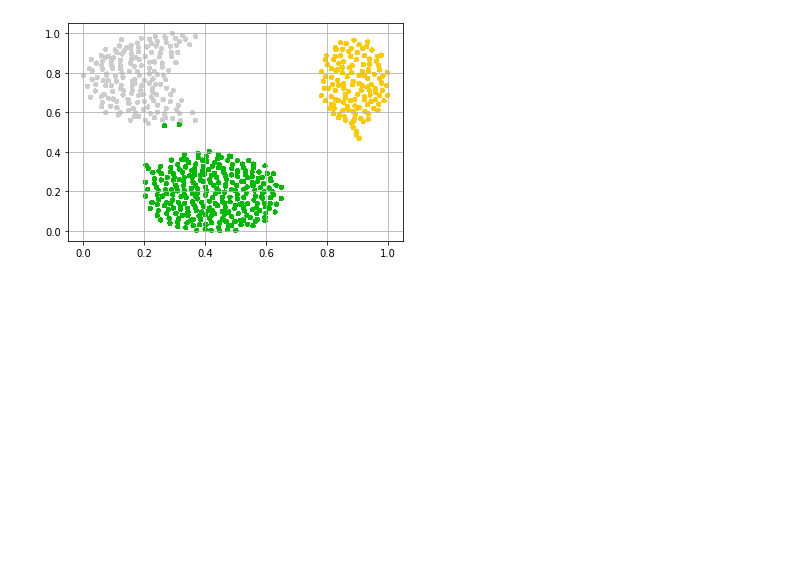
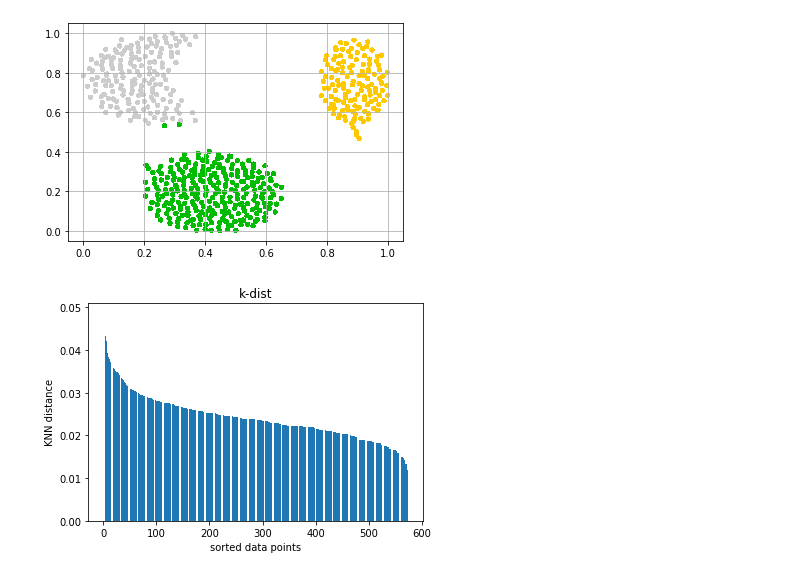
Before and after one commit to izumizawa/mc886y2021, a Jupyter notebook: Project1.ipynb, the cells around one changed output. Drawn from its saved outputs; the diff is of its cells as text; code cells hidden in the pictures; blank space fills up the shorter version.

Commit message:
Create k-dist

```diff
--- a/Project1.ipynb
+++ b/Project1.ipynb
@@ -119,7 +125,7 @@ print_clusters(centers, clusters)
 # %%
 eps = 0.5
-min_points = 20
-normalization(data)
+min_points = 4
+# normalization(data)
 
 cluster_id = 0
 clusters = [-1]*len(data)
@@ -129,7 +135,7 @@ for i in range(len(data)):
     neighbor_count = 0
     neighbors = []
     for j in range(len(data)):
-      dist = math.sqrt(math.pow(data[j][0] - data[i][0], 2) + math.pow(data[j][1] - data[i][1], 2))
+      dist = euclidian_distance(data[j], data[i])
       distances.append(dist)
       if (dist <= eps):
         neighbor_count += 1
@@ -164,7 +170,7 @@ for i in shuffle_index:
     neighbor_count = 0
     neighbors = []
     for j in range(len(data)):
-      dist = math.sqrt(math.pow(data[j][0] - data[i][0], 2) + math.pow(data[j][1] - data[i][1], 2))
+      dist = euclidian_distance(data[j], data[i])
       distances.append(dist)
       if (dist <= eps):
         neighbor_count += 1
@@ -183,3 +189,25 @@ plt.grid()
 plt.show()
 # %% [output]
 [figure]
+# %%
+k = 3
+def k_nearest_neighbor(k, data):
+  k_distances = []
+  for i in range(len(data)):
+    point_distances = []
+    for j in range(len(data)):
+      distance = euclidian_distance(data[i], data[j])
+      point_distances.append(distance)
+    point_distances.sort()
+    k_distances.append(point_distances[k-1]) # K neighbor
+  k_distances.sort(reverse = True)
+  x = [y+1 for y in range(len(data))]
+  plt.bar(x, k_distances)
+  plt.title("k-dist")
+  plt.xlabel("sorted data points")
+  plt.ylabel("KNN distance")
+  plt.show()
+
+k_nearest_neighbor(3, data)
+# %% [output]
+[figure, added]
```
Also changed, not shown: parts of 6 cells of this notebook.
